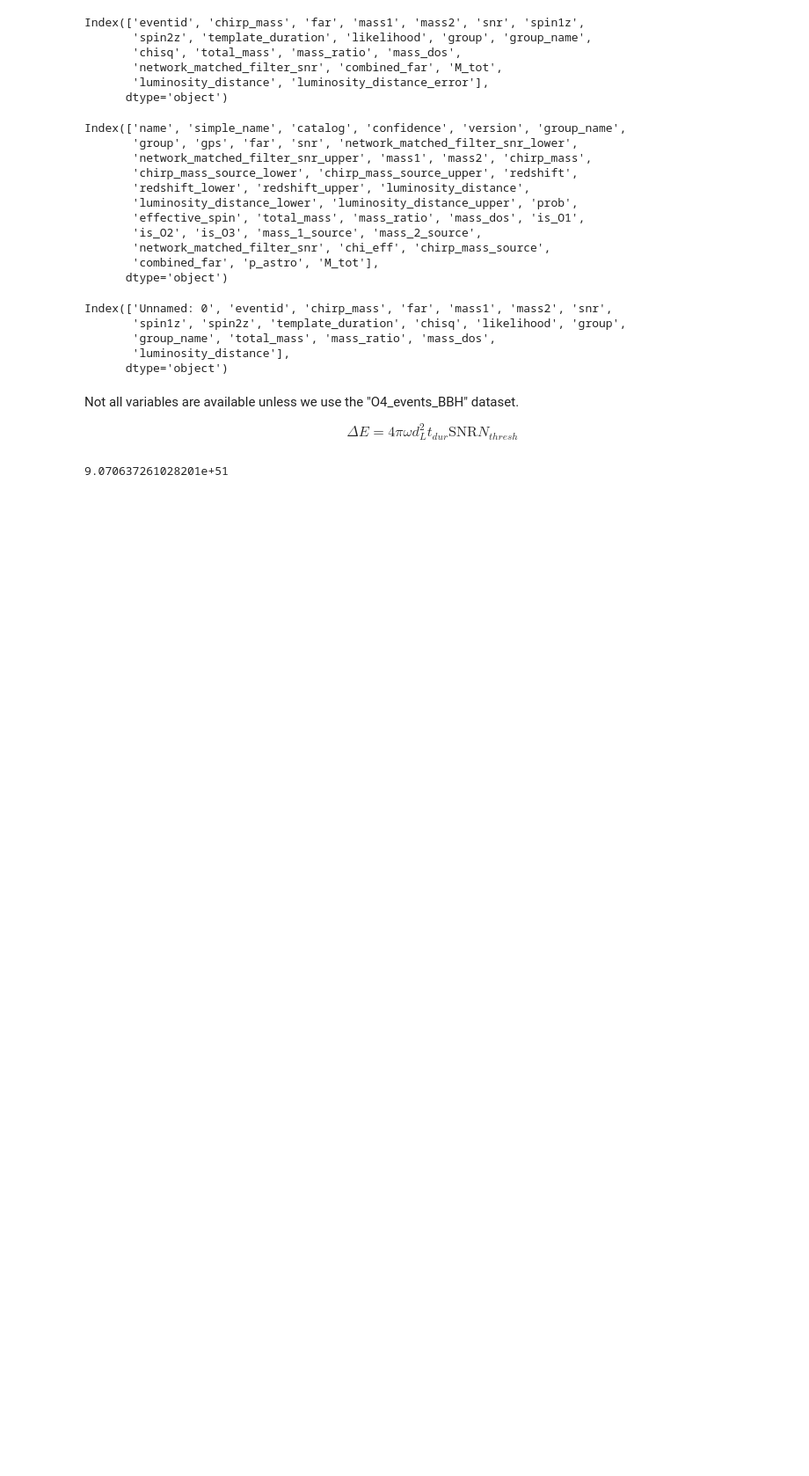
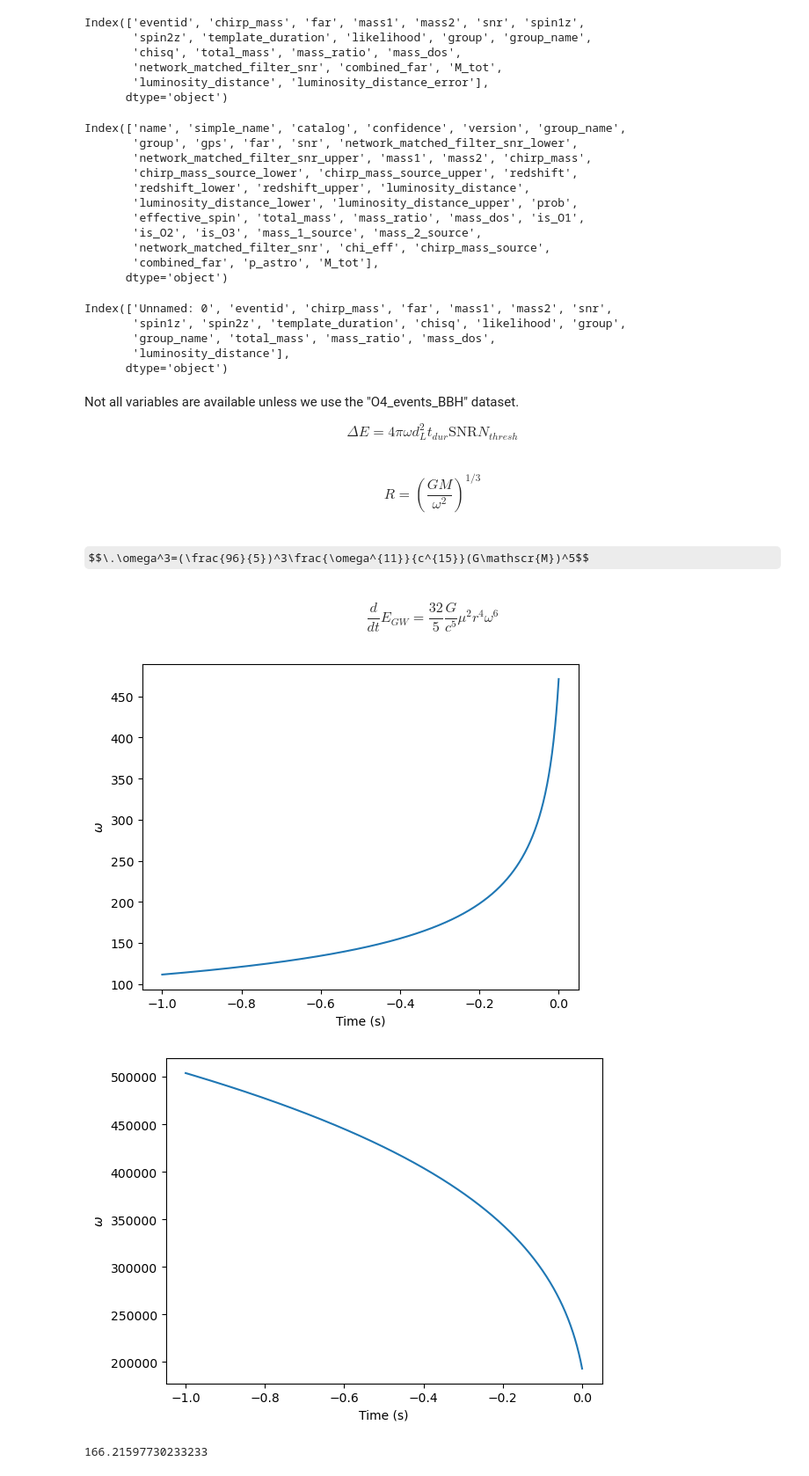
Before and after one commit to AndrewValentini/Gravitational-Waves-Research-23-24, a Jupyter notebook: Data Analysis/EnergyDifference.ipynb, the cells around one changed output. Shown at 88% size. Cells and saved outputs as stored; diff of their text form; code cells hidden in the pictures; some formulas as TeX source; blank space fills up the shorter version.

```diff
--- a/Data Analysis/EnergyDifference.ipynb
+++ b/Data Analysis/EnergyDifference.ipynb
@@ -43,10 +63,72 @@ Index(['Unnamed: 0', 'eventid', 'chirp_mass', 'far', 'mass1', 'mass2', 'snr',
 Not all variables are available unless we use the "O4_events_BBH" dataset.
 
 $$\Delta E=4\pi\omega d^2_Lt_{dur}\text{SNR}N_{thresh}$$
-# %%
-(c_out**5)/(4*G)
-# %% [output]
-9.070637261028201e+51
+# %% [markdown]
+$$R=(\frac{GM}{\omega^2})^{1/3}$$
+# %% [markdown]
+$$\.\omega^3=(\frac{96}{5})^3\frac{\omega^{11}}{c^{15}}(G\mathscr{M})^5$$
+# %% [markdown]
+$$\frac{d}{dt}E_{GW}=\frac{32}{5}\frac{G}{c^5}\mu^2r^4\omega^6$$
+# %%
+def domega(omega, chirp_mass, G, c):
+    return (96/5)*((((omega)**11)/(c**15))*((G*chirp_mass)**5))**(1/3)
+
+def f(state,t,chirp_mass,G,c):
+    omega = state[0]
+    return np.array([domega(omega,chirp_mass,G,c)])
+
+t_temp = 1
+t = np.linspace(0,-t_temp,1000)
+omegaf = np.array([2*np.pi*75])
+
+G = 6.6743e-11
+c = 299792458
+chirp_mass = 10*1.989e+30
+mass = 12*1.989e+30
+res = odeint(f,omegaf,t,args=(chirp_mass,G,c))
+
+plt.plot(t, res[:,0])
+plt.ylabel("$\omega$")
+plt.xlabel("Time (s)")
+plt.show()
+
+plt.plot(t, (G*mass/(res[:,0]**2))**(1/3))
+plt.ylabel("$\omega$")
+plt.xlabel("Time (s)")
+plt.show()
+
+"""plt.figure() # start a new plot.
+plt.plot(t, domega(res[:,0],chirp_mass,G,c))
+plt.xlabel("Time (s)")
+plt.ylabel("$\.\omega$")
+
+plt.figure() # start a new plot.
+plt.plot(res[:,0], domega(res[:,0],chirp_mass,G,c))
+plt.xlabel("$\omega$")
+plt.ylabel("$\.\omega$")
+plt.show()"""
+
+def summation(t, values):
+    delta = t[1] - t[0]
+    return -sum(values*delta)
+
+print(summation(t, res[:,0]))
+
+def effective_energy(chirp_masses,mass1s,mass2s,t_temps,const=1,G = 6.6743e-11,c = 299792458, quality=1000):
+    values = []
+    omegaf=np.array([2*np.pi*75])
+    for chirp_mass, mass1, mass2, t_temp in zip(chirp_masses,mass1s,mass2s,t_temps):
+        t = np.linspace(0,-t_temp,quality)
+        mass = mass1 + mass2
+        res = odeint(f,omegaf,t,args=(chirp_mass,G,c))
+        radius = (G*mass/(res[:,0]**2))**(1/3)
+        reduced_mass = 1/(1/(mass1)+1/(mass2))
+        values.append(const * (32/5) * (G / c**5) * (reduced_mass**2) * summation(t, (radius**4) * (res[:,0]**6)))
+    return np.array(values)
+# %% [output]
+[figure, added]
+[figure, added]
+166.21597730233233
 # %%
 #m = 0.8003270810708438
 #b = 7.534448682703253
```
Also changed, not shown: parts of 15 cells of this notebook.
